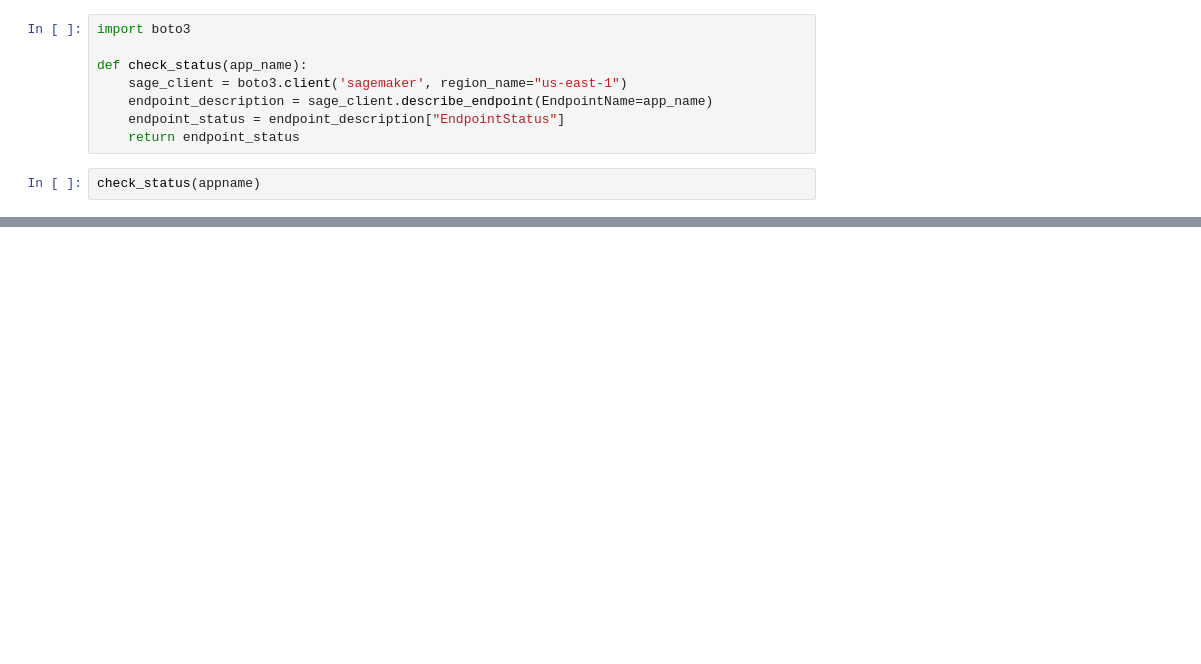
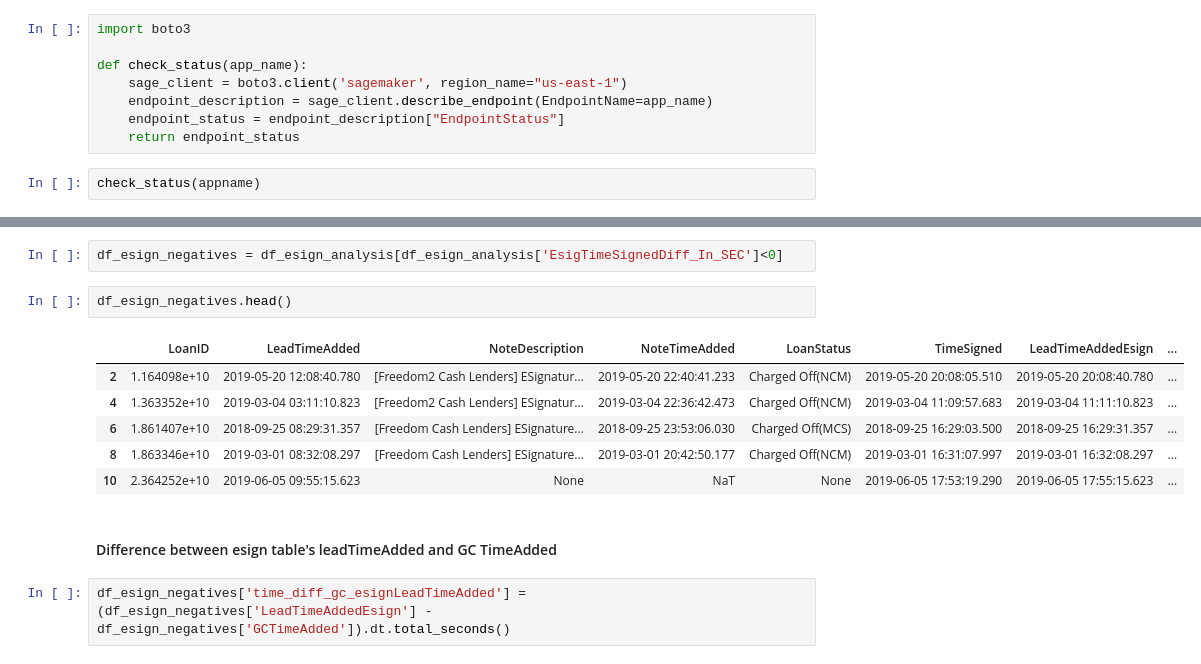
Before and after one commit to Predicon/exploration-notebooks, a Jupyter notebook: uw_model_structured.ipynb, the cells around one changed output, grey strips where cells are left out. Drawn from its saved outputs; the diff is of its cells as text; blank space fills up the shorter version.

```diff
--- a/uw_model_structured.ipynb
+++ b/uw_model_structured.ipynb
@@ -580,0 +659,15 @@ check_status(appname)
+# %%
+df_esign_negatives = df_esign_analysis[df_esign_analysis['EsigTimeSignedDiff_In_SEC']<0]
+# %%
+df_esign_negatives.head()
+# %% [output]
+|  | LoanID | LeadTimeAdded | NoteDescription | NoteTimeAdded | LoanStatus | TimeSigned | LeadTimeAddedEsign | ... |
+| 2 | 1.164098e+10 | 2019-05-20 12:08:40.780 | [Freedom2 Cash Lenders] ESignatur... | 2019-05-20 22:40:41.233 | Charged Off(NCM) | 2019-05-20 20:08:05.510 | 2019-05-20 20:08:40.780 | ... |
+| 4 | 1.363352e+10 | 2019-03-04 03:11:10.823 | [Freedom2 Cash Lenders] ESignatur... | 2019-03-04 22:36:42.473 | Charged Off(NCM) | 2019-03-04 11:09:57.683 | 2019-03-04 11:11:10.823 | ... |
+| 6 | 1.861407e+10 | 2018-09-25 08:29:31.357 | [Freedom Cash Lenders] ESignature... | 2018-09-25 23:53:06.030 | Charged Off(MCS) | 2018-09-25 16:29:03.500 | 2018-09-25 16:29:31.357 | ... |
+| 8 | 1.863346e+10 | 2019-03-01 08:32:08.297 | [Freedom Cash Lenders] ESignature... | 2019-03-01 20:42:50.177 | Charged Off(NCM) | 2019-03-01 16:31:07.997 | 2019-03-01 16:32:08.297 | ... |
+| 10 | 2.364252e+10 | 2019-06-05 09:55:15.623 | None | NaT | None | 2019-06-05 17:53:19.290 | 2019-06-05 17:55:15.623 | ... |
+# %% [markdown]
+#### Difference between esign table's leadTimeAdded and GC TimeAdded
+# %%
+df_esign_negatives['time_diff_gc_esignLeadTimeAdded'] = (df_esign_negatives['LeadTimeAddedEsign'] - df_esign_negatives['GCTimeAdded']).dt.total_seconds()
```
Also changed, not shown: parts of 18 cells of this notebook.
